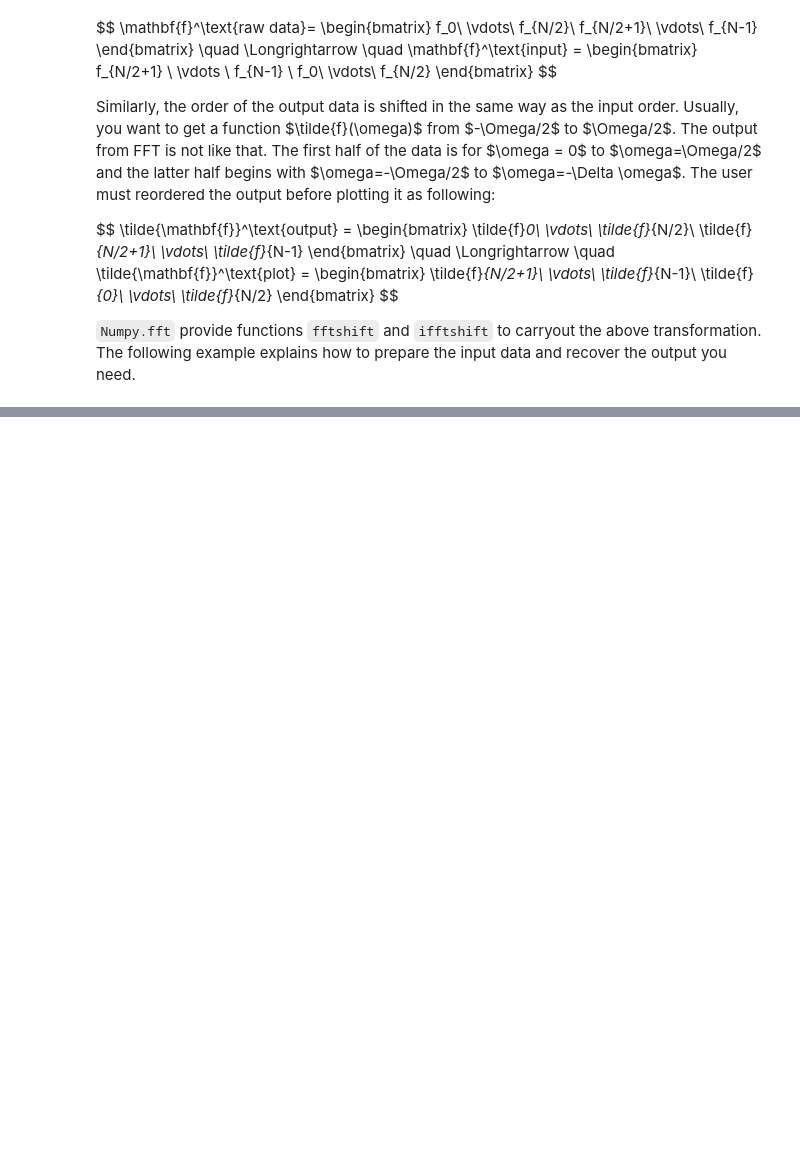
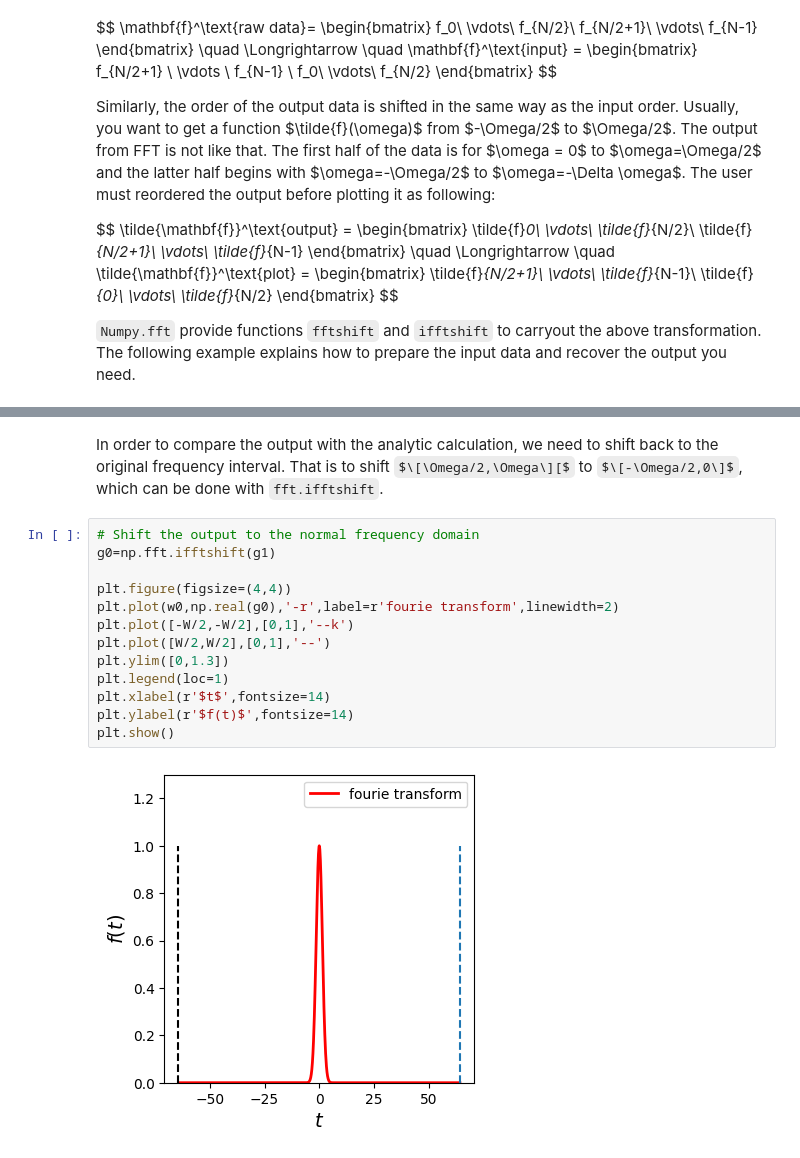
Before and after one commit to ryoichikawai/comp-phys, a Jupyter notebook: fft/fft.ipynb, the cells around one changed output, grey strips where cells are left out. Cells and saved outputs as stored; diff of their text form; some formulas as TeX source; blank space fills up the shorter version.

````diff
--- a/fft/fft.ipynb
+++ b/fft/fft.ipynb
@@ -290,0 +293,17 @@ plt.show()
+# %% [markdown]
+In order to compare the output with the analytic calculation, we need to shift back to the original frequency interval.  That is to shift $\[\Omega/2,\Omega\][$ to $\[-\Omega/2,0\]$, which can be done with ```fft.ifftshift```.
+# %%
+# Shift the output to the normal frequency domain
+g0=np.fft.ifftshift(g1)
+
+plt.figure(figsize=(4,4))
+plt.plot(w0,np.real(g0),'-r',label=r'fourie transform',linewidth=2)
+plt.plot([-W/2,-W/2],[0,1],'--k')
+plt.plot([W/2,W/2],[0,1],'--')
+plt.ylim([0,1.3])
+plt.legend(loc=1)
+plt.xlabel(r'$t$',fontsize=14)
+plt.ylabel(r'$f(t)$',fontsize=14)
+plt.show()
+# %% [output]
+[figure, added]
````
Also changed, not shown: parts of 16 cells of this notebook, 1 other file.
